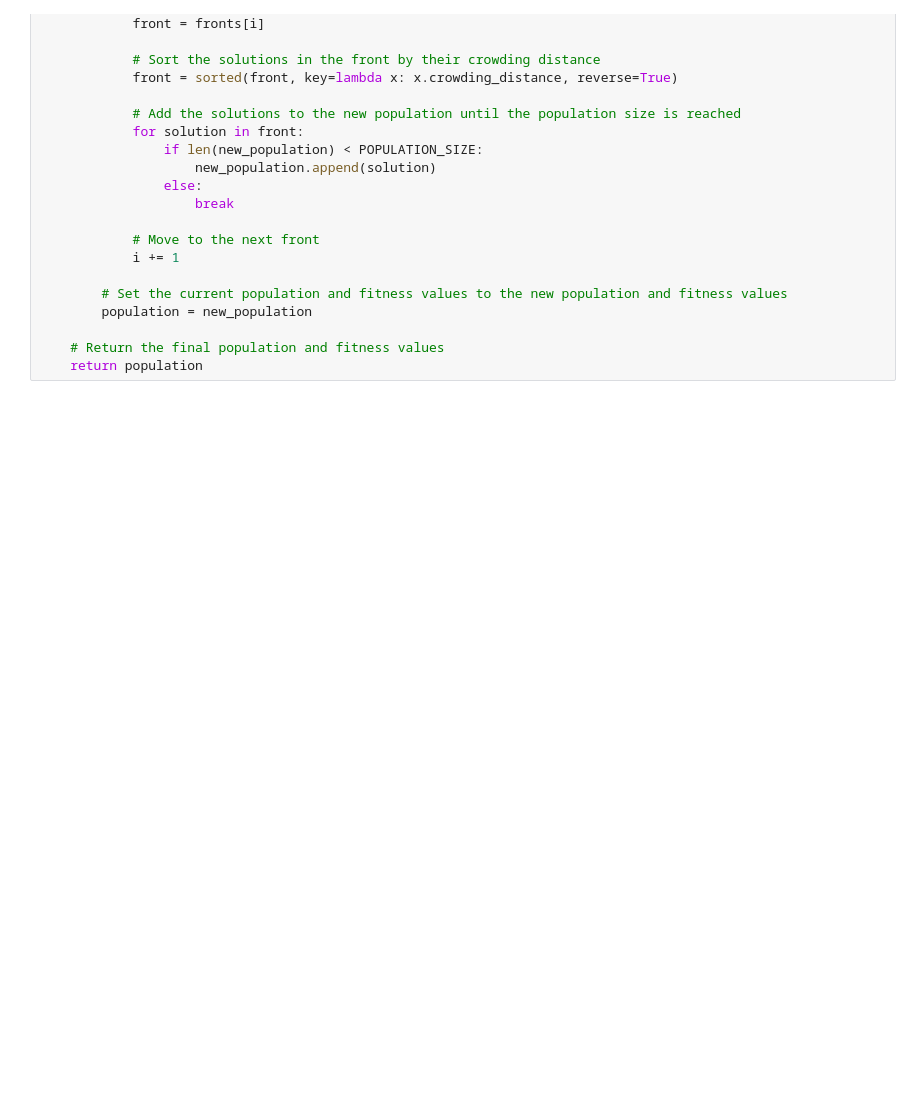
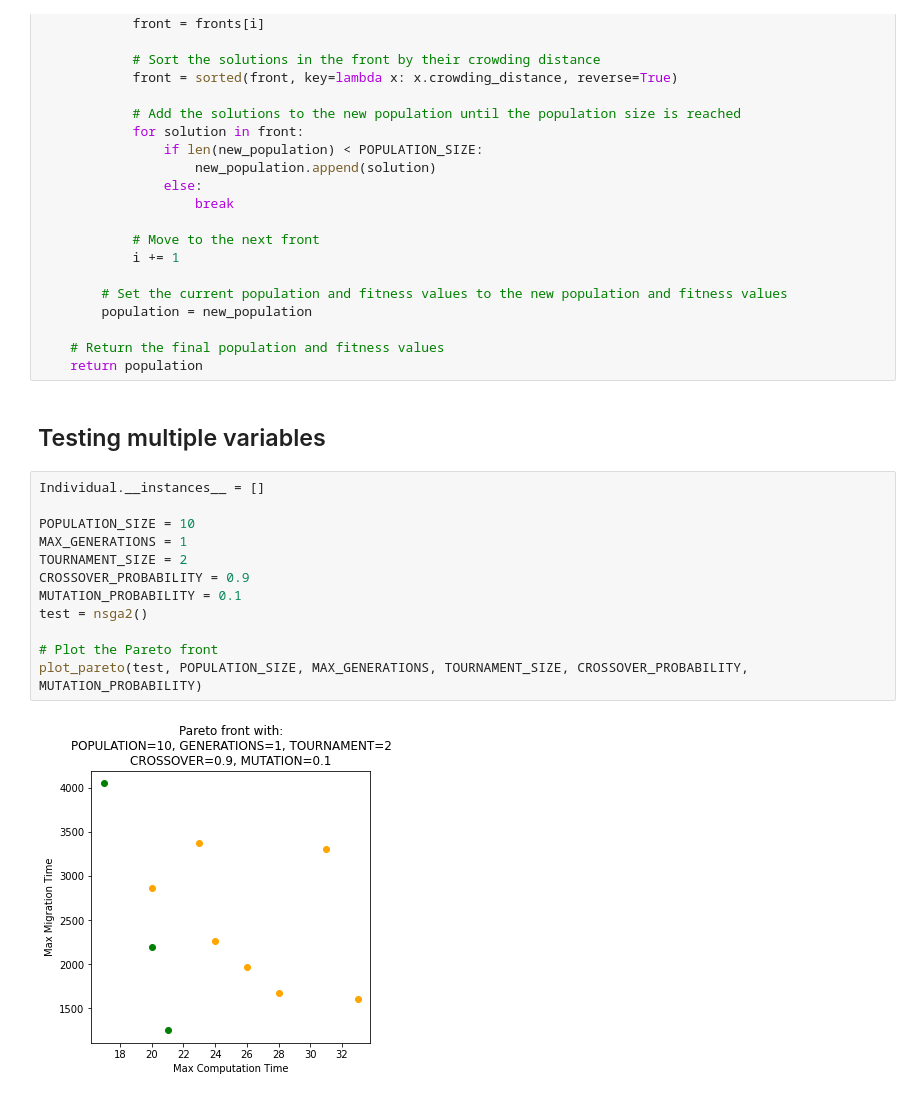
Before and after one commit to laurendudu/optimization-and-iov, a Jupyter notebook: nsgaii.ipynb, the cells around one changed output. Cells and saved outputs as stored; diff of their text form; blank space fills up the shorter version.

Commit message:
Plots

```diff
--- a/nsgaii.ipynb
+++ b/nsgaii.ipynb
@@ -87,3 +94,19 @@ def nsga2():
 
     # Return the final population and fitness values
     return population
+# %% [markdown]
+## Testing multiple variables
+# %%
+Individual.__instances__ = []
+
+POPULATION_SIZE = 10
+MAX_GENERATIONS = 1
+TOURNAMENT_SIZE = 2
+CROSSOVER_PROBABILITY = 0.9
+MUTATION_PROBABILITY = 0.1
+test = nsga2()
+
+# Plot the Pareto front
+plot_pareto(test, POPULATION_SIZE, MAX_GENERATIONS, TOURNAMENT_SIZE, CROSSOVER_PROBABILITY, MUTATION_PROBABILITY)
+# %% [output]
+[figure, added]
```
Also changed, not shown: parts of 13 cells of this notebook, 3 other files.
